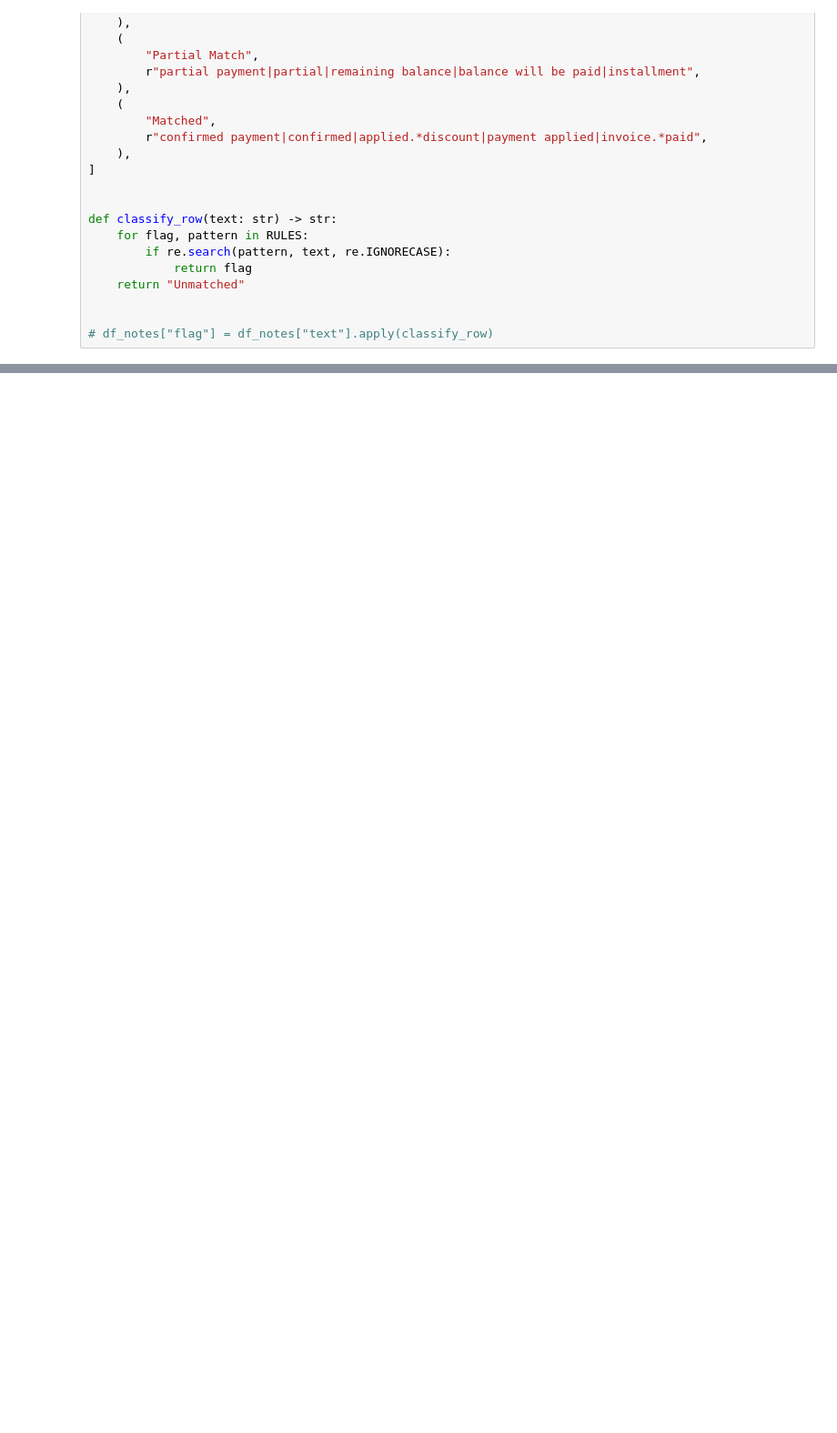
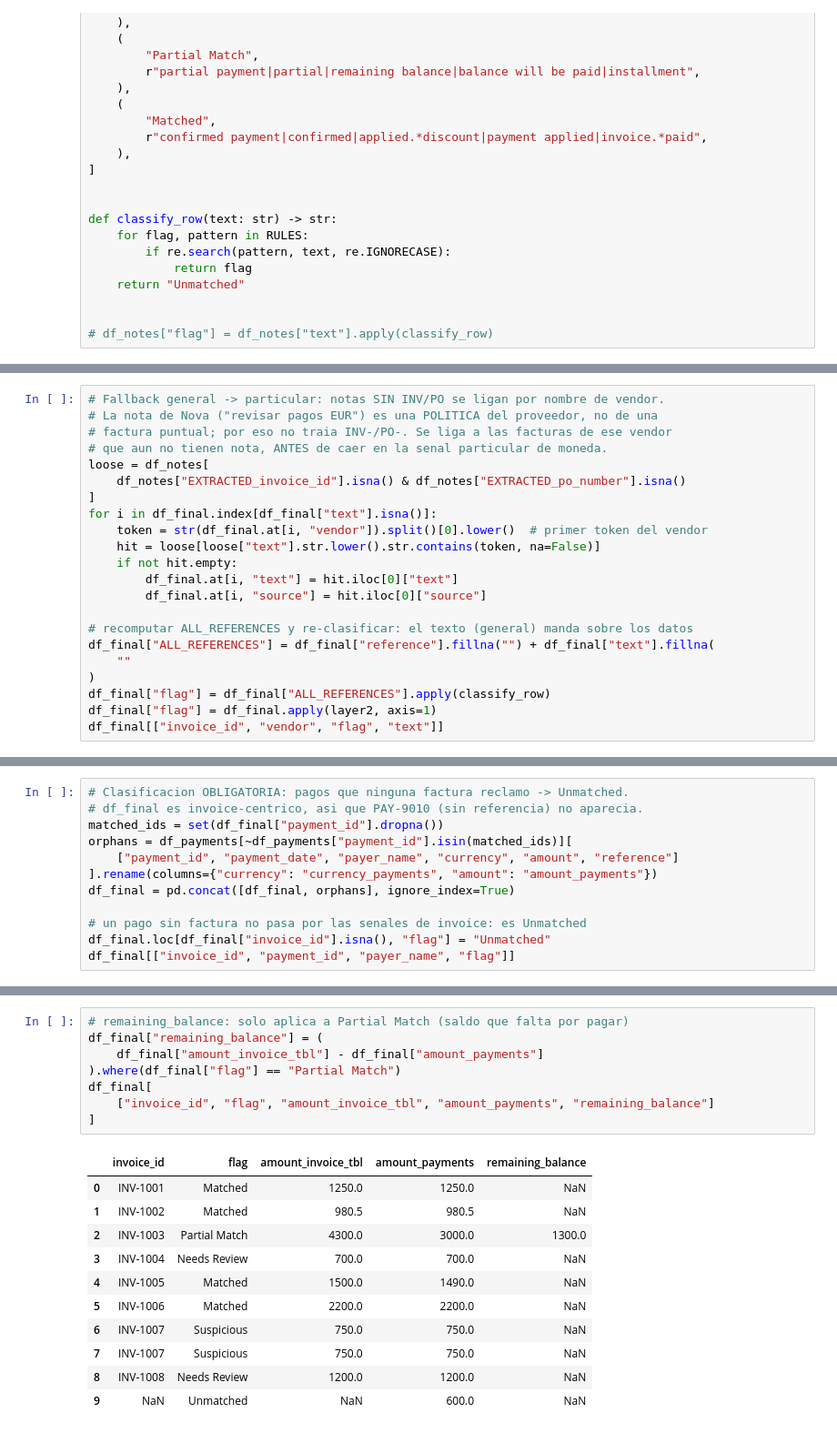
Before and after one commit to trasher-deluxe/base-labs-aifde-test, a Jupyter notebook: notebooks/eda.ipynb, the cells around one changed output, grey strips where cells are left out. Shown at 91% size. Cells and saved outputs as stored; diff of their text form; blank space fills up the shorter version.

```diff
--- a/notebooks/eda.ipynb
+++ b/notebooks/eda.ipynb
@@ -317,0 +386,22 @@ df_final[["invoice_id", "payer_name", "flag", "ALL_REFERENCES"]]
+# %%
+# Fallback general -> particular: notas SIN INV/PO se ligan por nombre de vendor.
+# La nota de Nova ("revisar pagos EUR") es una POLITICA del proveedor, no de una
+# factura puntual; por eso no traia INV-/PO-. Se liga a las facturas de ese vendor
+# que aun no tienen nota, ANTES de caer en la senal particular de moneda.
+loose = df_notes[
+    df_notes["EXTRACTED_invoice_id"].isna() & df_notes["EXTRACTED_po_number"].isna()
+]
+for i in df_final.index[df_final["text"].isna()]:
+    token = str(df_final.at[i, "vendor"]).split()[0].lower()  # primer token del vendor
+    hit = loose[loose["text"].str.lower().str.contains(token, na=False)]
+    if not hit.empty:
+        df_final.at[i, "text"] = hit.iloc[0]["text"]
+        df_final.at[i, "source"] = hit.iloc[0]["source"]
+
+# recomputar ALL_REFERENCES y re-clasificar: el texto (general) manda sobre los datos
+df_final["ALL_REFERENCES"] = df_final["reference"].fillna("") + df_final["text"].fillna(
+    ""
+)
+df_final["flag"] = df_final["ALL_REFERENCES"].apply(classify_row)
+df_final["flag"] = df_final.apply(layer2, axis=1)
+df_final[["invoice_id", "vendor", "flag", "text"]]
@@ -317,0 +419,12 @@ df_final[["invoice_id", "payer_name", "flag", "ALL_REFERENCES"]]
+# %%
+# Clasificacion OBLIGATORIA: pagos que ninguna factura reclamo -> Unmatched.
+# df_final es invoice-centrico, asi que PAY-9010 (sin referencia) no aparecia.
+matched_ids = set(df_final["payment_id"].dropna())
+orphans = df_payments[~df_payments["payment_id"].isin(matched_ids)][
+    ["payment_id", "payment_date", "payer_name", "currency", "amount", "reference"]
+].rename(columns={"currency": "currency_payments", "amount": "amount_payments"})
+df_final = pd.concat([df_final, orphans], ignore_index=True)
+
+# un pago sin factura no pasa por las senales de invoice: es Unmatched
+df_final.loc[df_final["invoice_id"].isna(), "flag"] = "Unmatched"
+df_final[["invoice_id", "payment_id", "payer_name", "flag"]]
@@ -317,0 +443,20 @@ df_final[["invoice_id", "payer_name", "flag", "ALL_REFERENCES"]]
+# %%
+# remaining_balance: solo aplica a Partial Match (saldo que falta por pagar)
+df_final["remaining_balance"] = (
+    df_final["amount_invoice_tbl"] - df_final["amount_payments"]
+).where(df_final["flag"] == "Partial Match")
+df_final[
+    ["invoice_id", "flag", "amount_invoice_tbl", "amount_payments", "remaining_balance"]
+]
+# %% [output]
+|  | invoice_id | flag | amount_invoice_tbl | amount_payments | remaining_balance |
+| 0 | INV-1001 | Matched | 1250.0 | 1250.0 | NaN |
+| 1 | INV-1002 | Matched | 980.5 | 980.5 | NaN |
+| 2 | INV-1003 | Partial Match | 4300.0 | 3000.0 | 1300.0 |
+| 3 | INV-1004 | Needs Review | 700.0 | 700.0 | NaN |
+| 4 | INV-1005 | Matched | 1500.0 | 1490.0 | NaN |
+| 5 | INV-1006 | Matched | 2200.0 | 2200.0 | NaN |
+| 6 | INV-1007 | Suspicious | 750.0 | 750.0 | NaN |
+| 7 | INV-1007 | Suspicious | 750.0 | 750.0 | NaN |
+| 8 | INV-1008 | Needs Review | 1200.0 | 1200.0 | NaN |
+| 9 | NaN | Unmatched | NaN | 600.0 | NaN |
```
Also changed, not shown: parts of 6 cells of this notebook.
